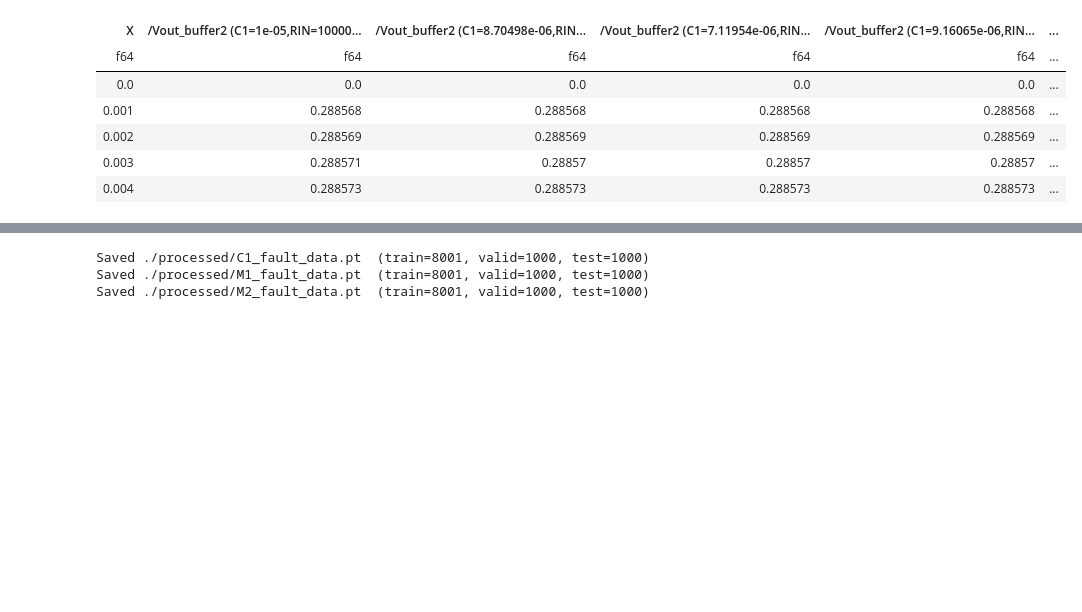
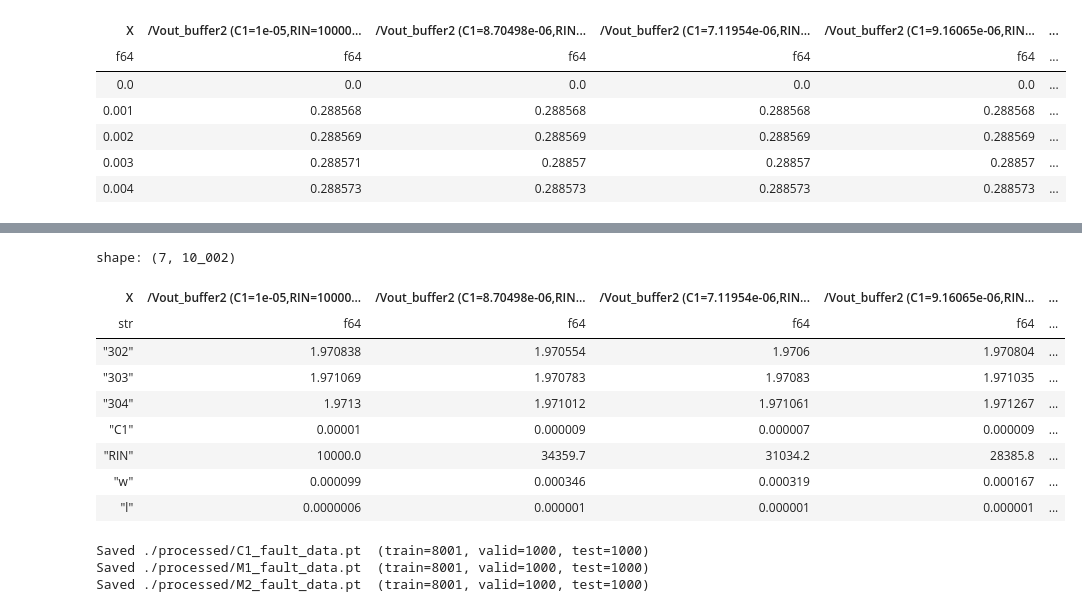
Before and after one commit to LuposX/FlexSpike, a Jupyter notebook: surrogate/1_create_surrogate_dataset.ipynb, the cells around one changed output, grey strips where cells are left out. Drawn from its saved outputs; the diff is of its cells as text; code cells hidden in the pictures; blank space fills up the shorter version.

```diff
--- a/surrogate/1_create_surrogate_dataset.ipynb
+++ b/surrogate/1_create_surrogate_dataset.ipynb
@@ -1544,6 +1544,19 @@ shape: (5, 10_002)
 | "RIN" | 10000.0 | 34359.7 | 31034.2 | 28385.8 | ... |
 | "w" | 0.000099 | 0.000346 | 0.000319 | 0.000167 | ... |
 | "l" | 0.0000006 | 0.000001 | 0.000001 | 0.000001 | ... |
+# %%
+M1_data_ex.tail(7)
+# %% [output]
+shape: (7, 10_002)
+| X | /Vout_buffer2 (C1=1e-05,RIN=10000... | /Vout_buffer2 (C1=8.70498e-06,RIN... | /Vout_buffer2 (C1=7.11954e-06,RIN... | /Vout_buffer2 (C1=9.16065e-06,RIN... | ... |
+| str | f64 | f64 | f64 | f64 | ... |
+| "302" | 1.970838 | 1.970554 | 1.9706 | 1.970804 | ... |
+| "303" | 1.971069 | 1.970783 | 1.97083 | 1.971035 | ... |
+| "304" | 1.9713 | 1.971012 | 1.971061 | 1.971267 | ... |
+| "C1" | 0.00001 | 0.000009 | 0.000007 | 0.000009 | ... |
+| "RIN" | 10000.0 | 34359.7 | 31034.2 | 28385.8 | ... |
+| "w" | 0.000099 | 0.000346 | 0.000319 | 0.000167 | ... |
+| "l" | 0.0000006 | 0.000001 | 0.000001 | 0.000001 | ... |
 # %%
 import os
 from typing import Sequence, Dict, Any, List
```
Also changed, not shown: parts of 5 cells of this notebook.
